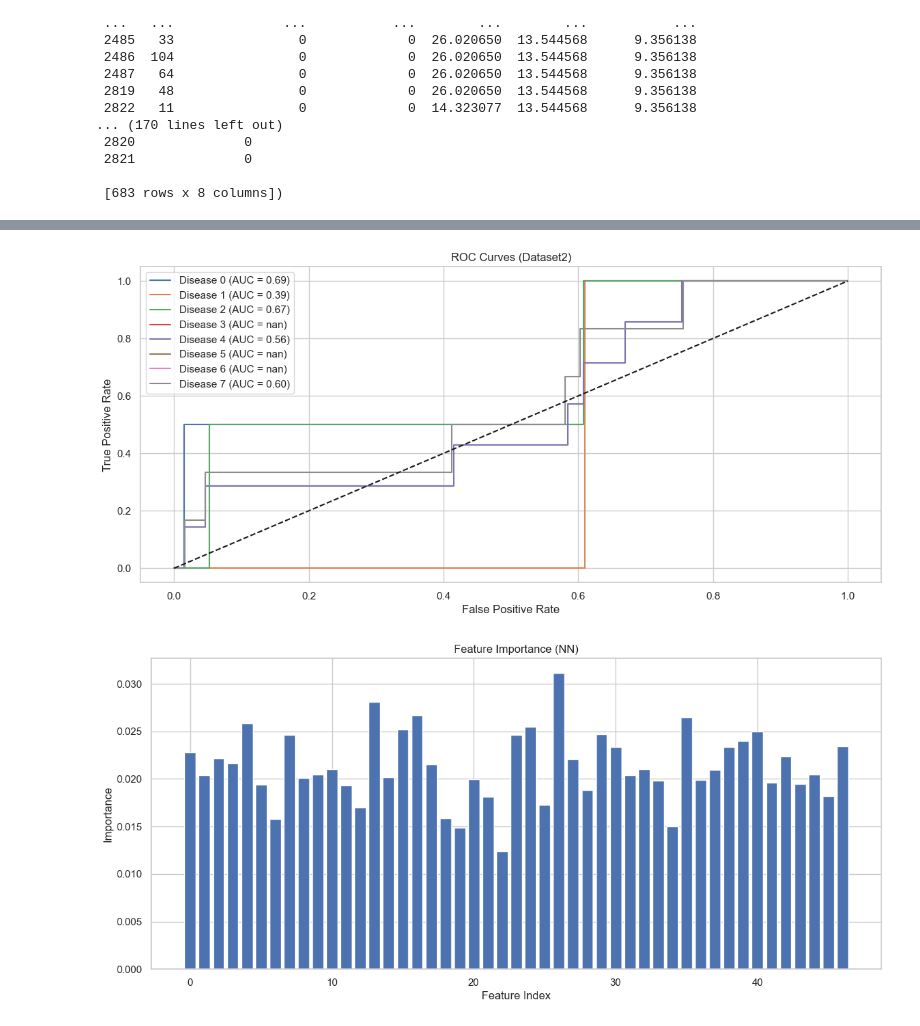
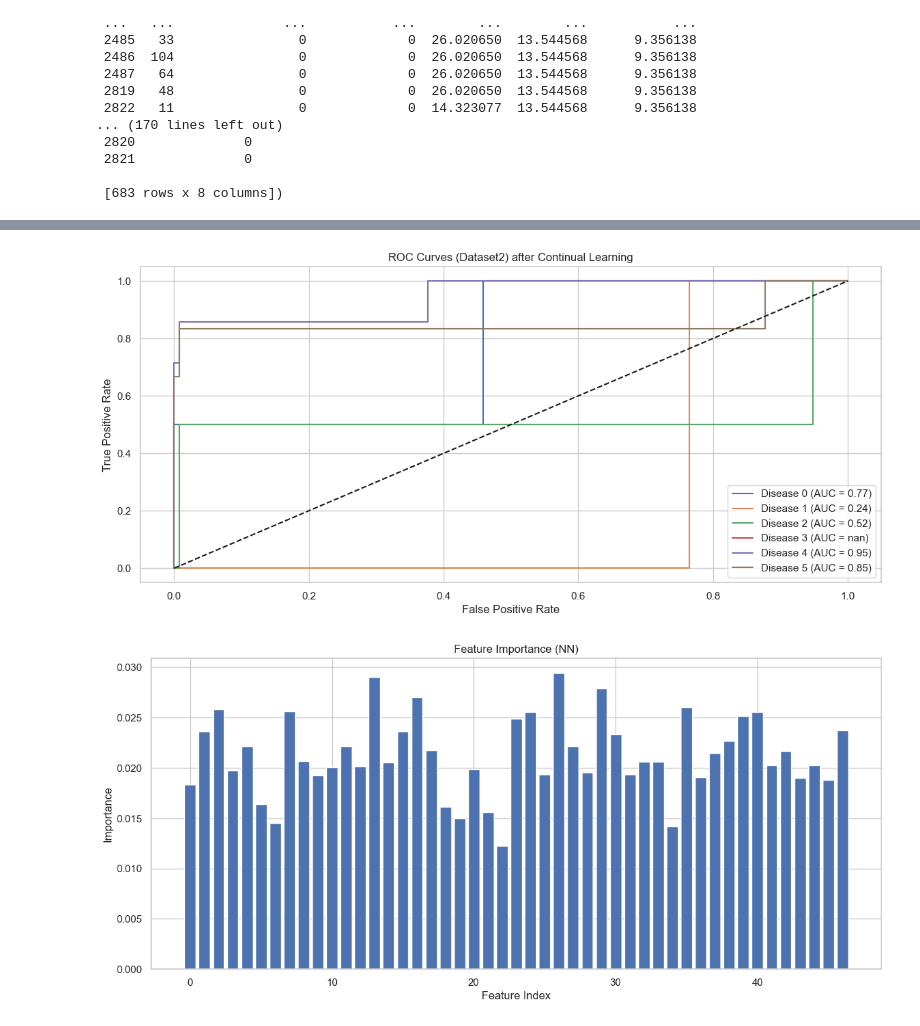
Before and after one commit to Adithya7664/ML_Assignment_2, a Jupyter notebook: combined_models.ipynb, the cells around one changed output, grey strips where cells are left out. Saved outputs shown, nothing was run; the diff lists cells and outputs as text; code cells hidden in the pictures.

```diff
--- a/combined_models.ipynb
+++ b/combined_models.ipynb
@@ -1643,10 +1594,11 @@ def clip_gradients(dW, threshold=5):
 # %%
 X1_train, X1_test, y1_train, y1_test = train_test_split_scratch(X1.values, y1.values)
 X2_train, X2_test, y2_train, y2_test = train_test_split_scratch(X2.values, y2.values)
-# valid = np.where(y1_train.sum(axis=0) >= 10)[0]
-# y1_train = y1_train[:, valid]
-# y1_test  = y1_test[:, valid]
-# y2_test  = y2_test[:, valid]
+valid = np.where(y1_train.sum(axis=0) >= 10)[0]
+y1_train = y1_train[:, valid]
+y1_test  = y1_test[:, valid]
+y2_train = y2_train[:, valid]
+y2_test  = y2_test[:, valid]
 # %%
 X1_train = X1_train.astype(np.float64)
 X1_test  = X1_test.astype(np.float64)
@@ -1659,18 +1611,28 @@ X2_test  = X2_test.astype(np.float64)
 
 y2_train = y2_train.astype(np.float64)
 y2_test  = y2_test.astype(np.float64)
+# %%
+X_mean = X1_train.mean(axis=0)
+X_std = X1_train.std(axis=0) + 1e-8
+
+X1_train = (X1_train - X_mean) / X_std
+X1_test  = (X1_test - X_mean) / X_std
+X2_train = (X2_train - X_mean) / X_std
+X2_test  = (X2_test - X_mean) / X_std
 # %%
 W1, b1, W2, b2, W3, b3 = train_mlp(X1_train, y1_train)
+all_probs = predict_prob(X1_train, W1, b1, W2, b2, W3, b3)
+
 thresholds = []
 
 for i in range(y1_train.shape[1]):
-    probs = predict_prob(X1_train, W1, b1, W2, b2, W3, b3)[:, i]
+    probs = all_probs[:, i]
     labels = y1_train[:, i]
 
     best_f1 = 0
-    best_t = 0.5
+    best_t = 0.2
 
-    for t in np.linspace(0.05, 0.5, 20):
+    for t in np.linspace(0.05, 0.4, 50):
         preds = (probs > t).astype(int)
 
         tp = np.sum((labels==1)&(preds==1))
@@ -1681,6 +1643,11 @@ for i in range(y1_train.shape[1]):
         recall = tp/(tp+fn+1e-8)
         f1 = 2*precision*recall/(precision+recall+1e-8)
 
+        if precision < 0.05:
+            continue
+
+        if preds.sum() == len(preds):
+            continue
         if f1 > best_f1:
             best_f1 = f1
             best_t = t
@@ -1825,18 +1792,16 @@ def train_mlp_continue(X, y, W1, b1, W2, b2, W3, b3, epochs=200, lr=0.0001):
 
     return W1, b1, W2, b2, W3, b3
 # %%
-X_mix = np.vstack([X1_train, X2_train])
-y_mix = np.vstack([y1_train, y2_train])
 W1_c, b1_c, W2_c, b2_c, W3_c, b3_c = train_mlp_continue(
-    X_mix, y_mix,
+    X2_train, y2_train,
     W1, b1, W2, b2, W3, b3,
     epochs=150,
     lr=0.0004
 )
 thresholds_new=[]
-for i in range(y_mix.shape[1]):
-    probs = predict_prob(X_mix, W1, b1, W2, b2, W3, b3)[:, i]
-    labels = y_mix[:, i]
+for i in range(y2_train.shape[1]):
+    probs = predict_prob(X2_train, W1, b1, W2, b2, W3, b3)[:, i]
+    labels = y2_train[:, i]
 
     best_f1 = 0
     best_t = 0.5
@@ -1882,21 +1847,21 @@ y2_pred_new.sum()
 # %%
 y2_prob_new = predict_prob(X2_test, W1_c, b1_c, W2_c, b2_c, W3_c, b3_c)
 
 for i in range(y2_test.shape[1]):
 
     fpr, tpr, _ = roc_curve(y2_test[:, i], y2_prob_new[:, i])
     roc_auc = auc(fpr, tpr)
 
     plt.plot(fpr, tpr, label=f"Disease {i} (AUC = {roc_auc:.2f})")
 
 plt.plot([0,1], [0,1], 'k--')
 plt.xlabel("False Positive Rate")
 plt.ylabel("True Positive Rate")
-plt.title("ROC Curves (Dataset2)")
+plt.title("ROC Curves (Dataset2) after Continual Learning")
 plt.legend()
 plt.show()
 # %% [output]
-[figure, old version]
+[figure, new version]
 # %%
 def feature_importance(W1):
     # absolute weights summed across neurons
@@ -1914,7 +1879,7 @@ plt.ylabel("Importance")
 plt.title("Feature Importance (NN)")
 plt.show()
 # %% [output]
-[figure, old version]
+[figure, new version]
 # %%
 from sklearn.metrics import confusion_matrix
 import seaborn as sns
```
Also changed, not shown: parts of 16 cells of this notebook, 1 other file.
